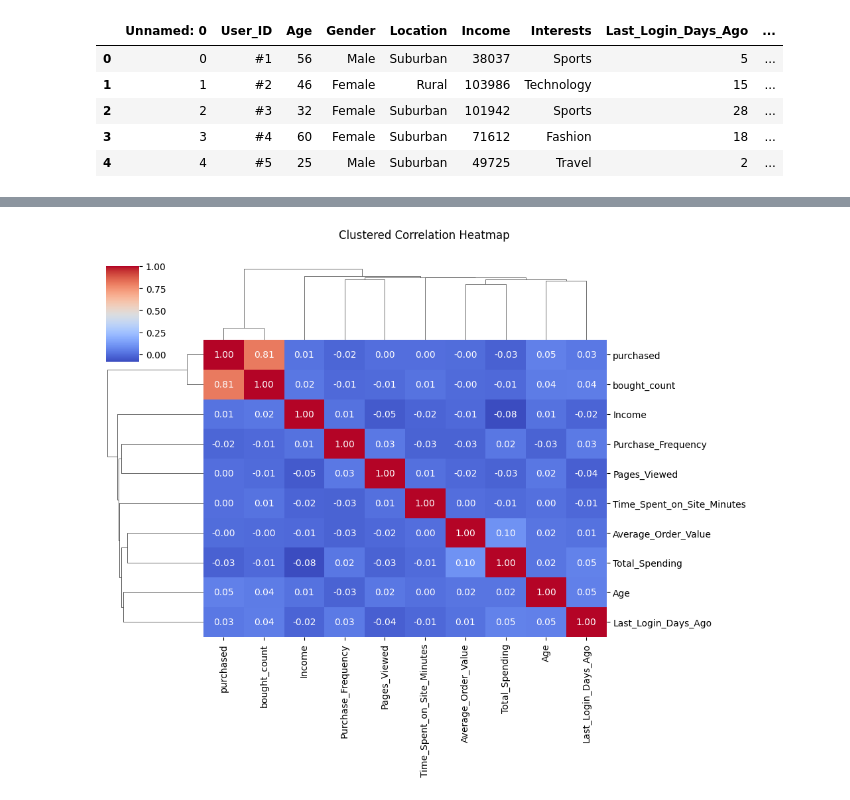
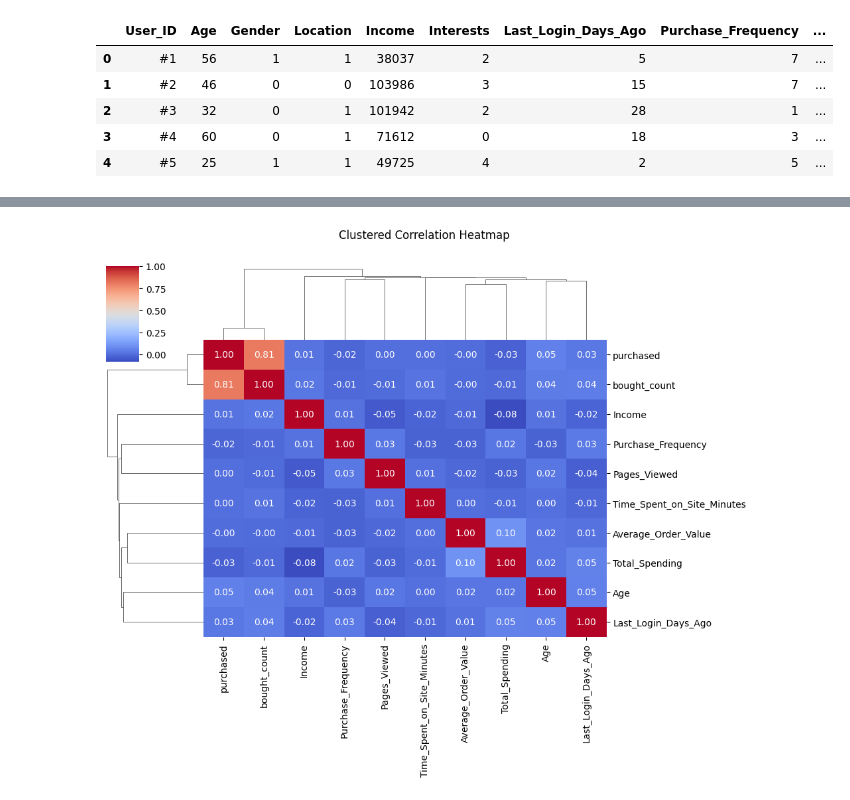
Before and after one commit to AkJunaid/Ecommerce-recommendation-system-using-machine-learning-, a Jupyter notebook: Ecommerce recommendation system using machine learning .ipynb, the cells around one changed output, grey strips where cells are left out. Saved outputs shown, nothing was run; the diff lists cells and outputs as text; code cells hidden in the pictures.

```diff
--- a/Ecommerce recommendation system using machine learning .ipynb
+++ b/Ecommerce recommendation system using machine learning .ipynb
@@ -53,14 +53,14 @@ for col in categorical_cols:
         le = LabelEncoder()
         data[col] = le.fit_transform(data[col].astype(str))  # Convert to string before encoding
 # %%
-df.head()
+data.head()
 # %% [output]
-|  | Unnamed: 0 | User_ID | Age | Gender | Location | Income | Interests | Last_Login_Days_Ago | ... |
-| 0 | 0 | #1 | 56 | Male | Suburban | 38037 | Sports | 5 | ... |
-| 1 | 1 | #2 | 46 | Female | Rural | 103986 | Technology | 15 | ... |
-| 2 | 2 | #3 | 32 | Female | Suburban | 101942 | Sports | 28 | ... |
-| 3 | 3 | #4 | 60 | Female | Suburban | 71612 | Fashion | 18 | ... |
-| 4 | 4 | #5 | 25 | Male | Suburban | 49725 | Travel | 2 | ... |
+|  | User_ID | Age | Gender | Location | Income | Interests | Last_Login_Days_Ago | Purchase_Frequency | ... |
+| 0 | #1 | 56 | 1 | 1 | 38037 | 2 | 5 | 7 | ... |
+| 1 | #2 | 46 | 0 | 0 | 103986 | 3 | 15 | 7 | ... |
+| 2 | #3 | 32 | 0 | 1 | 101942 | 2 | 28 | 1 | ... |
+| 3 | #4 | 60 | 0 | 1 | 71612 | 0 | 18 | 3 | ... |
+| 4 | #5 | 25 | 1 | 1 | 49725 | 4 | 2 | 5 | ... |
 # %%
 import numpy as np
 from sklearn.preprocessing import LabelEncoder
```
Also changed, not shown: parts of 3 cells of this notebook.
